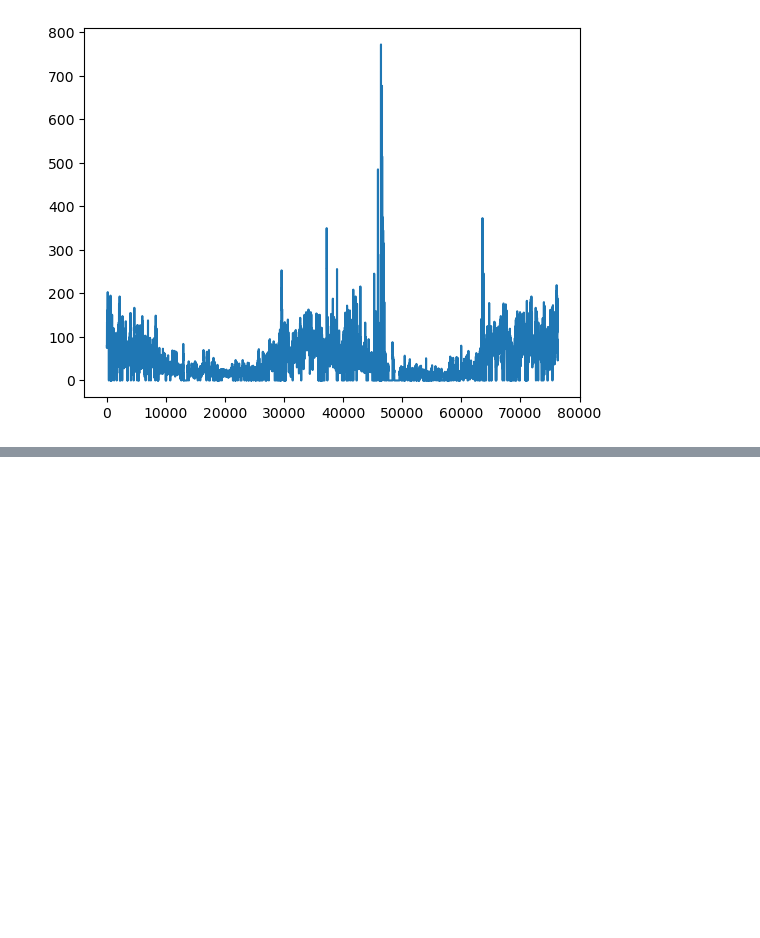
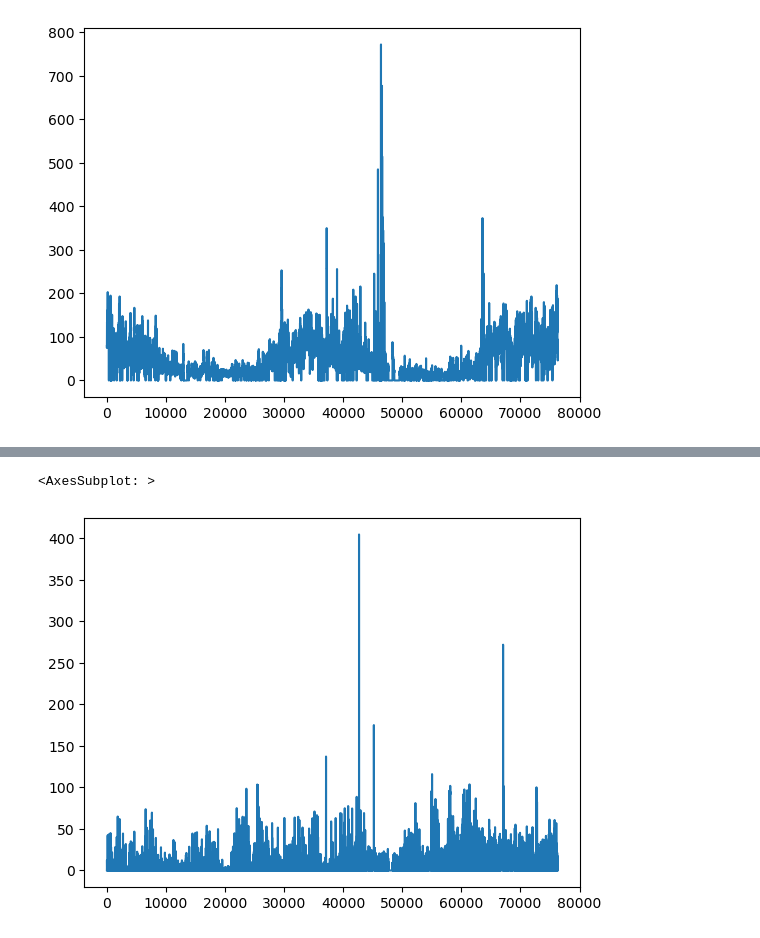
Before and after one commit to OmdenaAI/omdena-mumbai-chapter-air-quality, a Jupyter notebook: src/tasks/task-2-eda/stats_tests.ipynb, the cells around one changed output, grey strips where cells are left out. Drawn from its saved outputs; the diff is of its cells as text; code cells hidden in the pictures; blank space fills up the shorter version.

```diff
--- a/src/tasks/task-2-eda/stats_tests.ipynb
+++ b/src/tasks/task-2-eda/stats_tests.ipynb
@@ -166,0 +191,5 @@ nb_df = dtype_convert(bkc_df)
+# %%
+np_df['NO'].plot()
+# %% [output]
+<AxesSubplot: >
+[figure, added]
```
Also changed, not shown: parts of 14 cells of this notebook.
